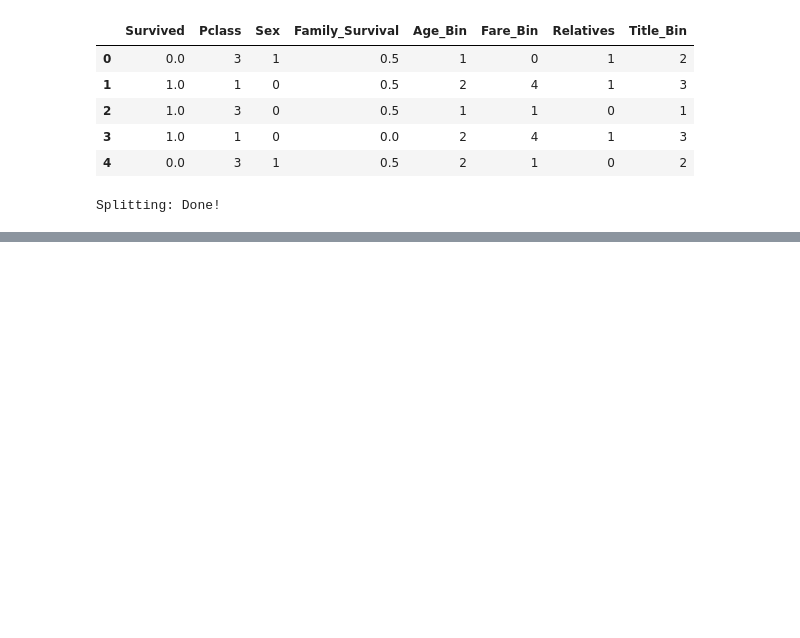
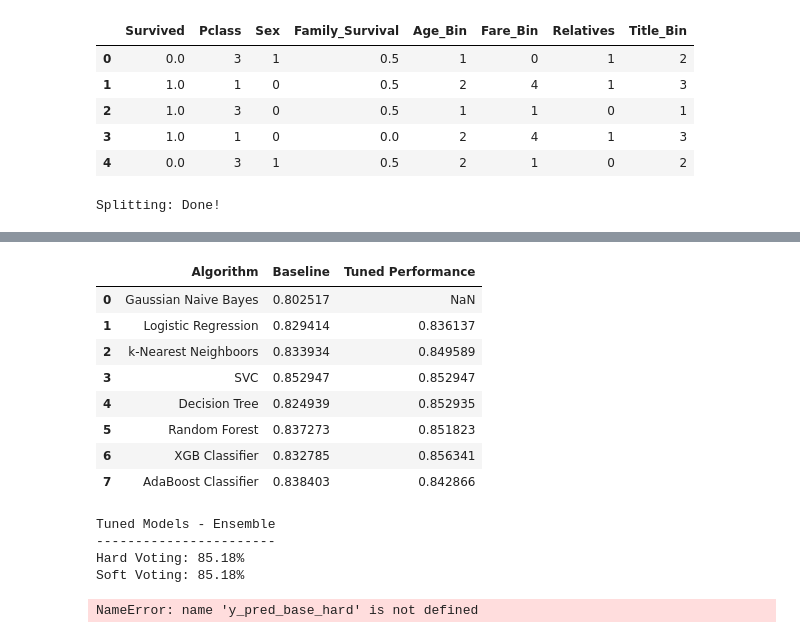
Before and after one commit to SangwooPark-Sean/Dolearn-TitanicML, a Jupyter notebook: learing.ipynb, the cells around one changed output, grey strips where cells are left out. Saved outputs shown, nothing was run; the diff lists cells and outputs as text; code cells hidden in the pictures; blank space fills up the shorter version.

```diff
--- a/learing.ipynb
+++ b/learing.ipynb
@@ -427,0 +505,11 @@ NameError: name 'StandardScaler' is not defined
+# %%
+cv_means_tuned = [np.nan] # we can't actually tune the GNB classifier, so we fill its element with NaN
+
+#simple performance reporting function
+def clf_performance(classifier, model_name):
+    print(model_name)
+    print('-------------------------------')
+    print('   Best Score: ' + str(classifier.best_score_))
+    print('   Best Parameters: ' + str(classifier.best_params_))
+
+    cv_means_tuned.append(classifier.best_score_)
@@ -427,0 +707,64 @@ NameError: name 'StandardScaler' is not defined
+# %%
+cv_total = pd.DataFrame({'Algorithm': ['Gaussian Naive Bayes', 'Logistic Regression', 'k-Nearest Neighboors', 'SVC', 'Decision Tree', 'Random Forest', 'XGB Classifier', 'AdaBoost Classifier'],
+                         'Baseline': cv_base_mean,
+                         'Tuned Performance': cv_means_tuned})
+
+cv_total
+# %% [output]
+|  | Algorithm | Baseline | Tuned Performance |
+| 0 | Gaussian Naive Bayes | 0.802517 | NaN |
+| 1 | Logistic Regression | 0.829414 | 0.836137 |
+| 2 | k-Nearest Neighboors | 0.833934 | 0.849589 |
+| 3 | SVC | 0.852947 | 0.852947 |
+| 4 | Decision Tree | 0.824939 | 0.852935 |
+| 5 | Random Forest | 0.837273 | 0.851823 |
+| 6 | XGB Classifier | 0.832785 | 0.856341 |
+| 7 | AdaBoost Classifier | 0.838403 | 0.842866 |
+# %%
+best_lr = best_clf_lr.best_estimator_
+best_knn = best_clf_knn.best_estimator_
+best_svc = best_clf_svc.best_estimator_
+best_dt = best_clf_dt.best_estimator_
+best_rf = best_clf_rf.best_estimator_
+best_xgb = best_clf_xgb.best_estimator_
+# best_ada = best_clf_ada.best_estimator_  # didn't help me in my final ensemble
+
+estimators = [('lr', best_lr), ('knn', best_knn), ('svc', best_svc),
+              ('rf', best_rf), ('xgb', best_xgb), ('dt', best_dt)]
+
+tuned_voting_hard = VotingClassifier(estimators = estimators, voting = 'hard', n_jobs = -1)
+tuned_voting_soft = VotingClassifier(estimators = estimators, voting = 'soft', n_jobs = -1)
+
+tuned_voting_hard.fit(X_train_scaled, y_train)
+tuned_voting_soft.fit(X_train_scaled, y_train)
+
+cv_hard = cross_val_score(tuned_voting_hard, X_train_scaled, y_train, cv = 5)
+cv_soft = cross_val_score(tuned_voting_soft, X_train_scaled, y_train, cv = 5)
+
+print ('Tuned Models - Ensemble\n-----------------------')
+print ('Hard Voting: {}%'.format(np.round(cv_hard.mean()*100, 2)))
+print ('Soft Voting: {}%'.format(np.round(cv_soft.mean()*100, 2)))
+
+y_pred_tuned_hd = tuned_voting_hard.predict(X_test_scaled).astype(int)
+y_pred_tuned_sf = tuned_voting_soft.predict(X_test_scaled).astype(int)
+# %% [output]
+Tuned Models - Ensemble
+-----------------------
+Hard Voting: 85.18%
+Soft Voting: 85.18%
+# %%
+test_df = pd.DataFrame(pd.read_csv('../input/titanic/test.csv')['PassengerId'])
+
+pd.DataFrame(data = {'PassengerId': test_df.PassengerId,
+                     'Survived': y_pred_base_hard.astype(int)}).to_csv('01-Baseline_Hard_voting.csv', index = False)
+
+pd.DataFrame(data = {'PassengerId': test_df.PassengerId,
+                     'Survived': y_pred_base_soft.astype(int)}).to_csv('02-Baseline_Soft_voting.csv', index = False)
+
+pd.DataFrame(data = {'PassengerId': test_df.PassengerId,
+                     'Survived': y_pred_tuned_hd.astype(int)}).to_csv('03-Tuned_Hard_Voting.csv', index = False)
+
+pd.DataFrame(data = {'PassengerId': test_df.PassengerId,
+                     'Survived': y_pred_tuned_sf.astype(int)}).to_csv('04-Tuned_Soft_Voting.csv', index = False)
+# %% [output]
+NameError: name 'y_pred_base_hard' is not defined
```
Also changed, not shown: parts of 14 cells of this notebook.
